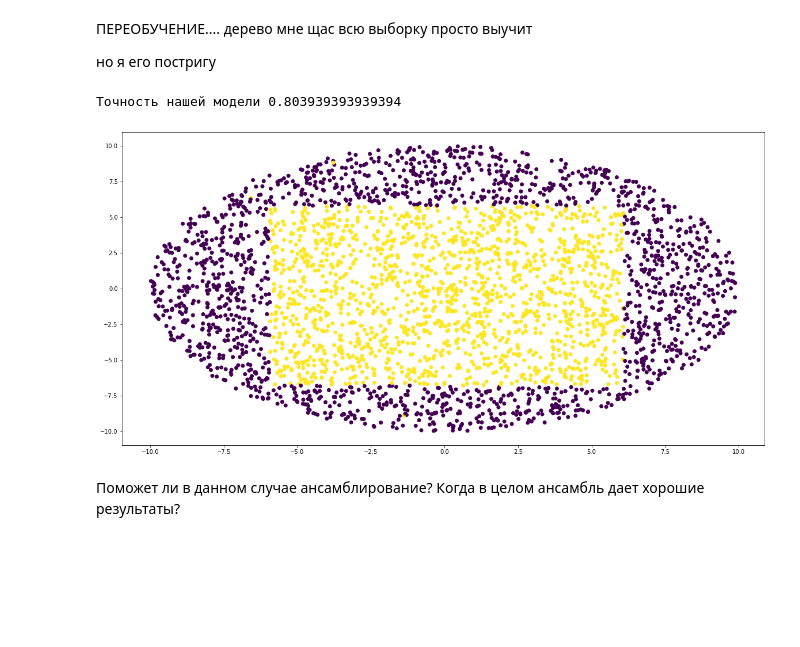
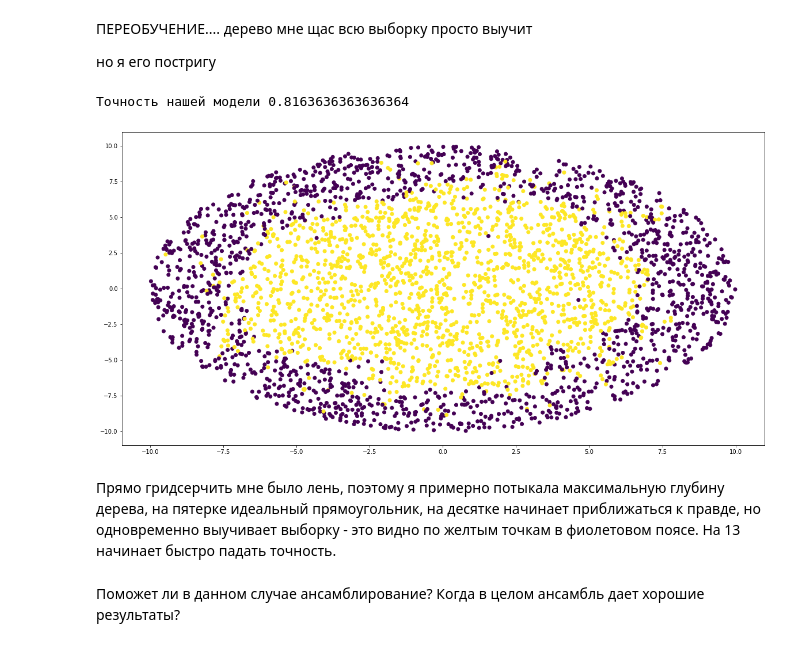
Before and after one commit to fortvivlan/DL_HSE_homeworks, a Jupyter notebook: hw_1/sem1_my_first_neural_network.ipynb, the cells around one changed output. Drawn from its saved outputs; the diff is of its cells as text; code cells hidden in the pictures; blank space fills up the shorter version.

```diff
--- a/hw_1/sem1_my_first_neural_network.ipynb
+++ b/hw_1/sem1_my_first_neural_network.ipynb
@@ -112,22 +112,24 @@ plt.show()
 # %%
 from sklearn.tree import DecisionTreeClassifier
 
 #########################################
 
-xmastree = DecisionTreeClassifier(max_depth=5) # ну например, можно погридсерчить
+xmastree = DecisionTreeClassifier(max_depth=12) # ну например, можно погридсерчить
 xmastree.fit(X_train, y_train)
 predict_tree = xmastree.predict(X_test)
 print(f'Точность нашей модели {accuracy_score(predict_tree, y_test)}')
 
 predict_tree_proba = [np.argmax(x) for x in xmastree.predict_proba(X_test)]
 
 #########################################
 
 plt.figure(figsize=(20,10))
 plt.scatter(X_test['x1'], X_test['x2'], c = predict_tree_proba)
 plt.show()
 # %% [output]
-Точность нашей модели 0.803939393939394
+Точность нашей модели 0.8163636363636364
-[figure, old version]
+[figure, new version]
+# %% [markdown]
+Прямо гридсерчить мне было лень, поэтому я примерно потыкала максимальную глубину дерева, на пятерке идеальный прямоугольник, на десятке начинает приближаться к правде, но одновременно выучивает выборку - это видно по желтым точкам в фиолетовом поясе. На 13 начинает быстро падать точность.
 # %% [markdown]
 Поможет ли в данном случае ансамблирование? Когда в целом ансамбль дает хорошие результаты?
```
Also changed, not shown: parts of 23 cells of this notebook.
